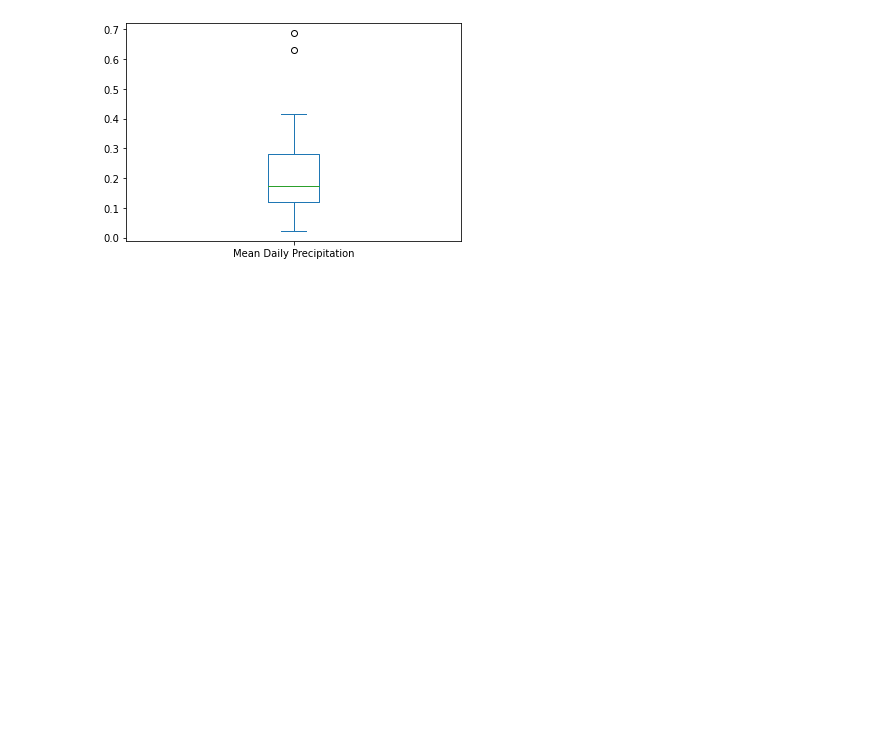
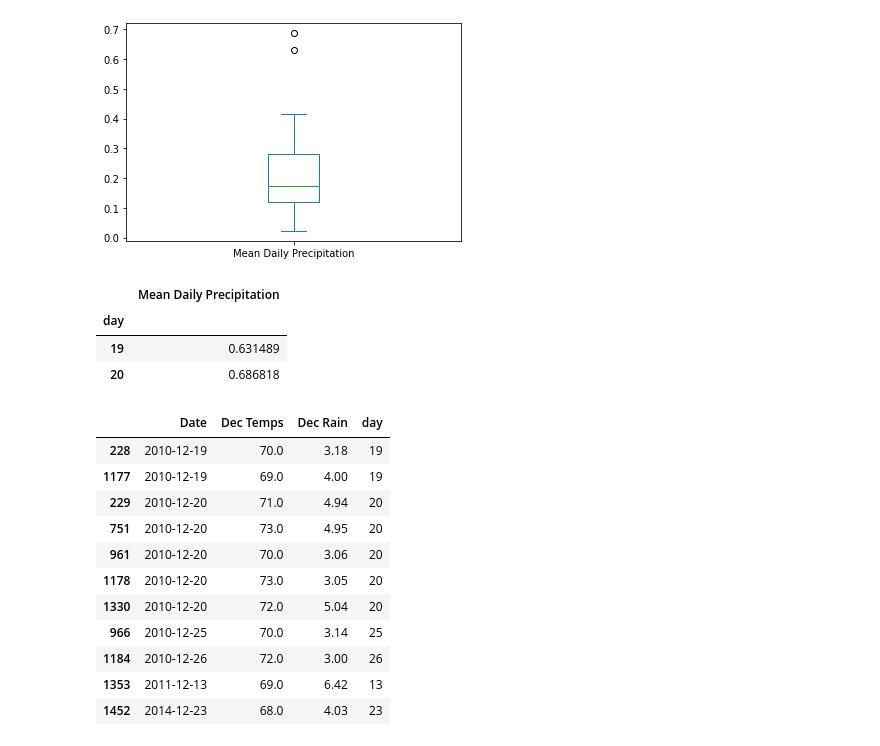
Before and after one commit to GregoryBWilson/surfs_up, a Jupyter notebook: SurfsUp_Challenge.ipynb, the cells around one changed output. Cells and saved outputs as stored; diff of their text form; code cells hidden in the pictures; blank space fills up the shorter version.

```diff
--- a/SurfsUp_Challenge.ipynb
+++ b/SurfsUp_Challenge.ipynb
@@ -447,3 +447,30 @@ Dec_df3.plot( kind='box')
 # %% [output]
 <AxesSubplot:>
 [figure]
+# %%
+Dec_df3_mask=Dec_df3['Mean Daily Precipitation']>=.5
+filtered_df2 = Dec_df3[Dec_df3_mask]
+filtered_df2
+# %% [output]
+|  | Mean Daily Precipitation |
+| day |  |
+| 19 | 0.631489 |
+| 20 | 0.686818 |
+# %%
+Dec_df_mask=Dec_df['Dec Rain']>=3
+filtered_df = Dec_df[Dec_df_mask]
+filtered_df2 = filtered_df.sort_values('Date', axis=0, ascending=True, inplace=False, kind='quicksort', na_position='last', ignore_index=False, key=None)
+filtered_df2
+# %% [output]
+|  | Date | Dec Temps | Dec Rain | day |
+| 228 | 2010-12-19 | 70.0 | 3.18 | 19 |
+| 1177 | 2010-12-19 | 69.0 | 4.00 | 19 |
+| 229 | 2010-12-20 | 71.0 | 4.94 | 20 |
+| 751 | 2010-12-20 | 73.0 | 4.95 | 20 |
+| 961 | 2010-12-20 | 70.0 | 3.06 | 20 |
+| 1178 | 2010-12-20 | 73.0 | 3.05 | 20 |
+| 1330 | 2010-12-20 | 72.0 | 5.04 | 20 |
+| 966 | 2010-12-25 | 70.0 | 3.14 | 25 |
+| 1184 | 2010-12-26 | 72.0 | 3.00 | 26 |
+| 1353 | 2011-12-13 | 69.0 | 6.42 | 13 |
+| 1452 | 2014-12-23 | 68.0 | 4.03 | 23 |
```
Also changed, not shown: 9 other files.
